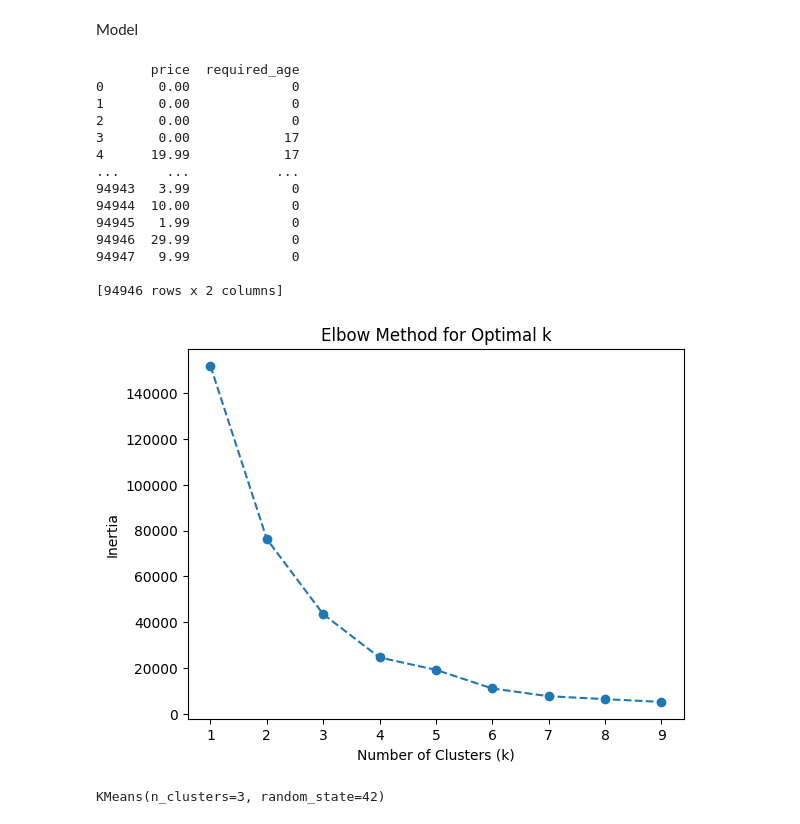
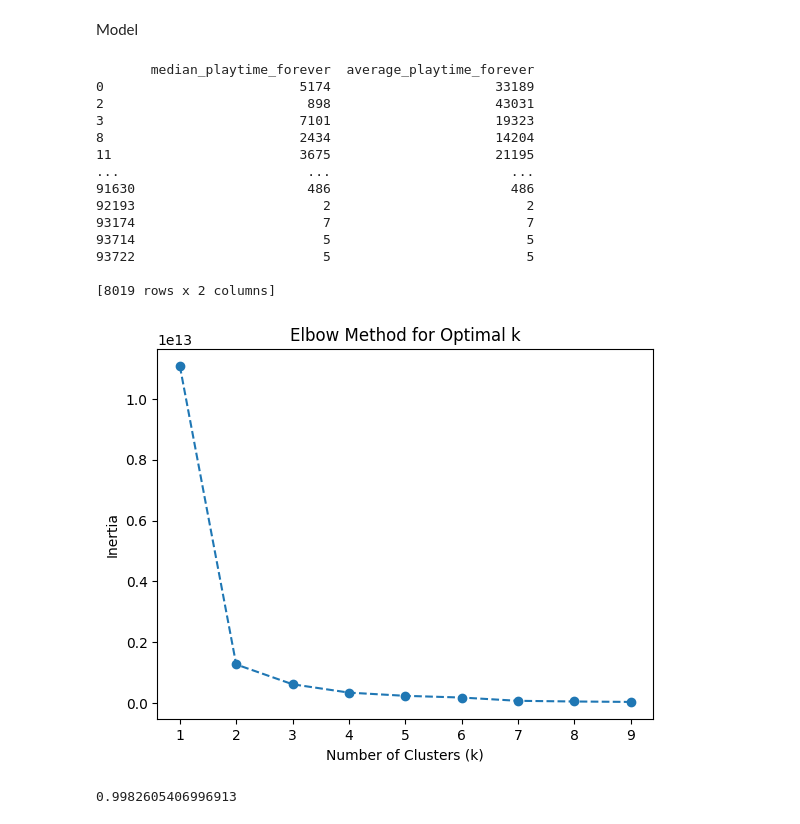
Before and after one commit to bvogler10/CS506_FinalProject, a Jupyter notebook: new-game-plus-backend/newgameplus/notebook.ipynb, the cells around one changed output. Drawn from its saved outputs; the diff is of its cells as text; code cells hidden in the pictures.

Commit message:
tested silhouette score of model

```diff
--- a/new-game-plus-backend/newgameplus/notebook.ipynb
+++ b/new-game-plus-backend/newgameplus/notebook.ipynb
@@ -55,7 +57,7 @@ dtype: int64
 df = df.drop(df.loc[df['name'].isna()].index)
 
 # drop USELESS columns
-df = df.drop(['name','tags','reviews', 'appid', 'detailed_description', 'about_the_game', 'short_description', 'header_image', 'website', 'support_url','support_email','metacritic_url','notes', 'packages', 'developers', 'publishers','screenshots', 'movies','user_score','score_rank','estimated_owners','positive','negative'], axis=1) # edw: undrop reviews and sentiment thing
+df = df.drop(['name','tags','reviews', 'appid', 'detailed_description', 'about_the_game', 'short_description', 'header_image', 'website', 'support_url','support_email','metacritic_url','notes', 'packages', 'developers', 'publishers','screenshots', 'user_score', 'movies','score_rank','estimated_owners','positive','negative'], axis=1) # edw: undrop reviews and sentiment thing
 # %%
 # clean data
 df['release_date_cleaned'] = pd.to_datetime(df['release_date'], errors='coerce')
@@ -103,21 +105,26 @@ print(df.head())
 Model
 # %%
 # Assume df is your DataFrame
-X = df[['price', 'required_age']]  # Select numeric features only
+X = df[['median_playtime_forever', 'average_playtime_forever']]  # Select numeric features only
+X = X.apply(pd.to_numeric, errors='coerce')
+
+# Filter out rows where either value is 0
+X = X.query('median_playtime_forever != 0 and average_playtime_forever != 0')
+
 print(X)
 # %% [output]
-       price  required_age
-0       0.00             0
-1       0.00             0
-2       0.00             0
-3       0.00            17
-4      19.99            17
-...      ...           ...
-94943   3.99             0
-94944  10.00             0
-94945   1.99             0
-94946  29.99             0
-94947   9.99             0
+       median_playtime_forever  average_playtime_forever
+0                         5174                     33189
+2                          898                     43031
+3                         7101                     19323
+8                         2434                     14204
+11                        3675                     21195
+...                        ...                       ...
+91630                      486                       486
+92193                        2                         2
+93174                        7                         7
+93714                        5                         5
+93722                        5                         5
 
-[94946 rows x 2 columns]
+[8019 rows x 2 columns]
 # %%
@@ -129,22 +136,27 @@ X_test_scaled = scaler.transform(X_test)  # Use the same scaler for testing data
 # %%
 inertia = []
 k_values = range(1, 10)
 
 for k in k_values:
     km = KMeans(n_clusters=k, init='k-means++', random_state=42)
-    km.fit(X_train_scaled)
+    km.fit(X)
     inertia.append(km.inertia_)
 
 plt.plot(k_values, inertia, marker='o', linestyle='--')
 plt.xlabel('Number of Clusters (k)')
 plt.ylabel('Inertia')
 plt.title('Elbow Method for Optimal k')
 plt.show()
 # %% [output]
-[figure, old version]
+[figure, new version]
 # %%
-kmeans = KMeans(n_clusters=3, init='k-means++', random_state=42)
-kmeans.fit(X_train_scaled)  # Train the model on the training data
+# kmeans = KMeans(n_clusters=2, init='k-means++', random_state=42)
+# kmeans.fit(X)  # Train the model on the training data
+
+kmeans = KMeans(n_clusters=3, random_state=42) # set number of clusters
+labels = kmeans.fit_predict(X) # X is your data
+score = silhouette_score(X, labels)
+print(score)
 # %% [output]
-KMeans(n_clusters=3, random_state=42)
+0.9982605406996913
 # %%
```
Also changed, not shown: parts of 5 cells of this notebook.
